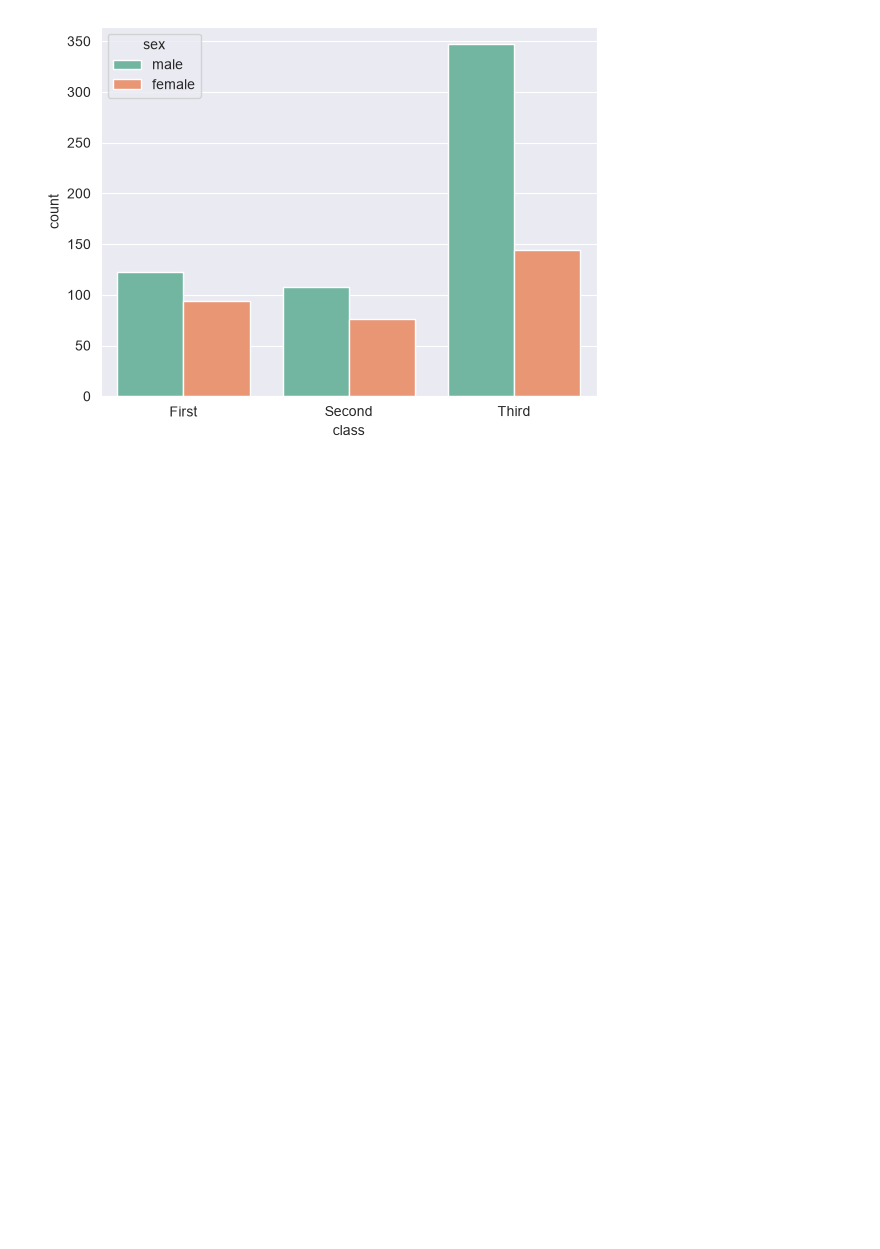
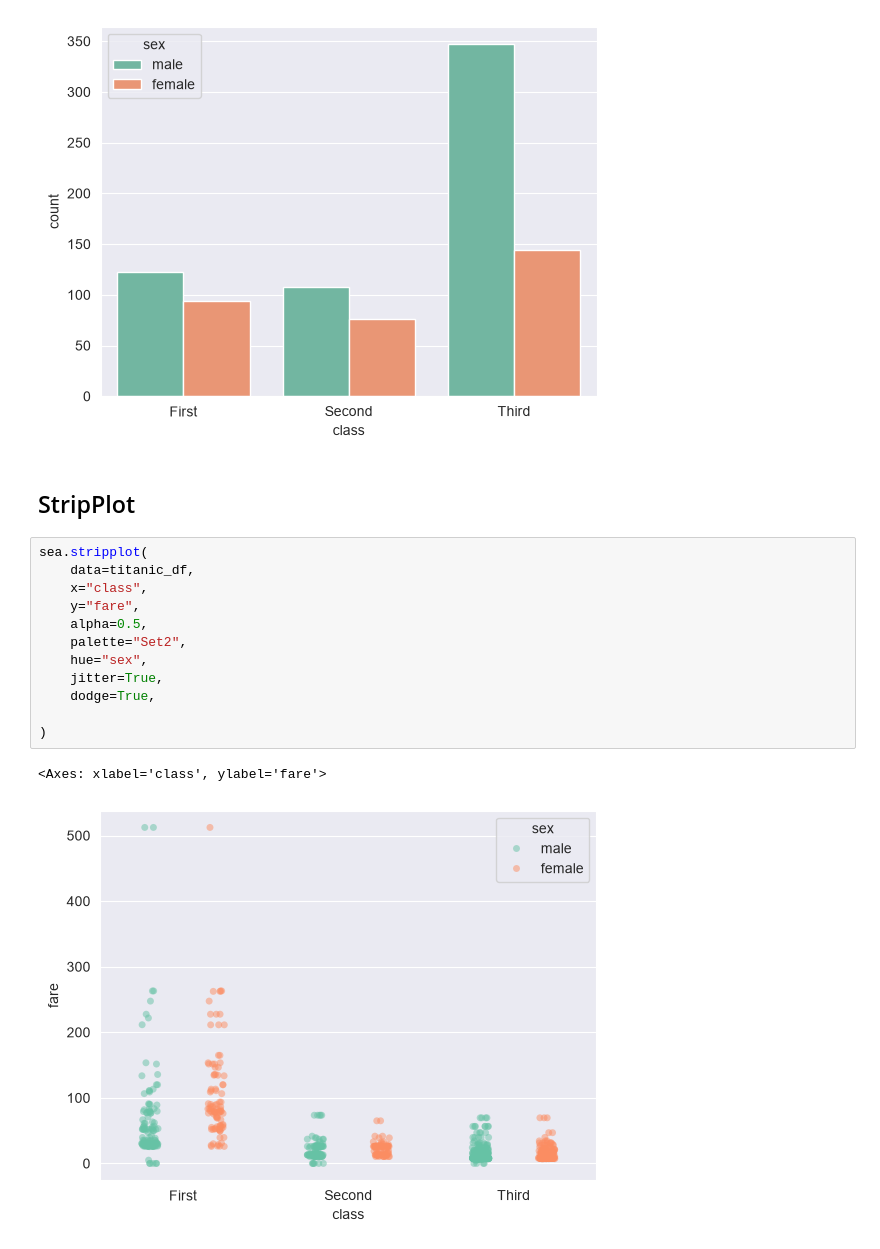
Before and after one commit to DashPgi/PyTraining, a Jupyter notebook: Machine-learning/Matplotlib-Seaborn/sea.ipynb, the cells around one changed output. Saved outputs shown, nothing was run; the diff lists cells and outputs as text; blank space fills up the shorter version.

```diff
--- a/Machine-learning/Matplotlib-Seaborn/sea.ipynb
+++ b/Machine-learning/Matplotlib-Seaborn/sea.ipynb
@@ -179,3 +180,20 @@ sea.countplot(
 # %% [output]
 <Axes: xlabel='class', ylabel='count'>
 [figure]
+# %% [markdown]
+## StripPlot
+# %%
+sea.stripplot(
+    data=titanic_df,
+    x="class",
+    y="fare",
+    alpha=0.5,
+    palette="Set2",
+    hue="sex",
+    jitter=True,
+    dodge=True,
+
+)
+# %% [output]
+<Axes: xlabel='class', ylabel='fare'>
+[figure, added]
```
Also changed, not shown: parts of 1 cell of this notebook, 1 other file.
